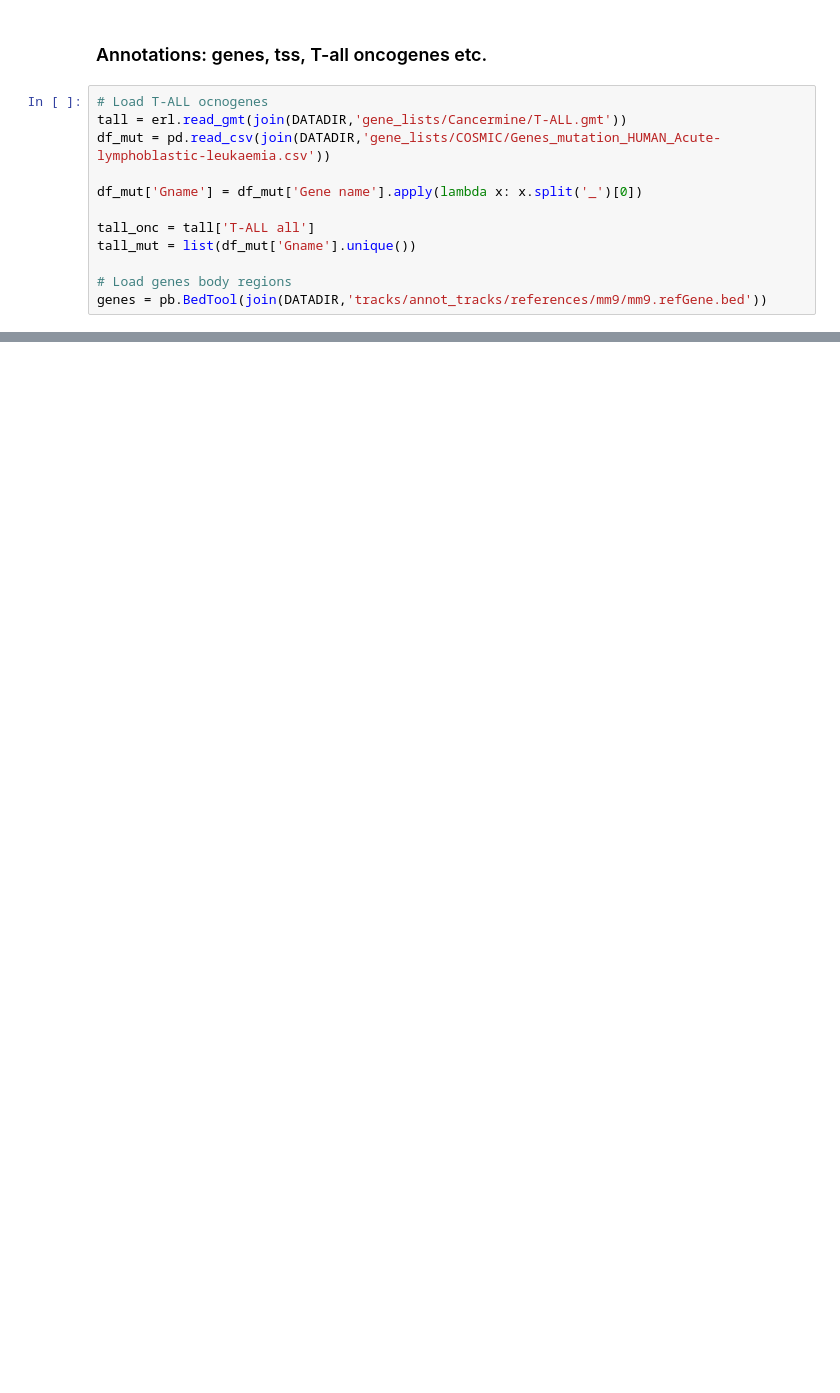
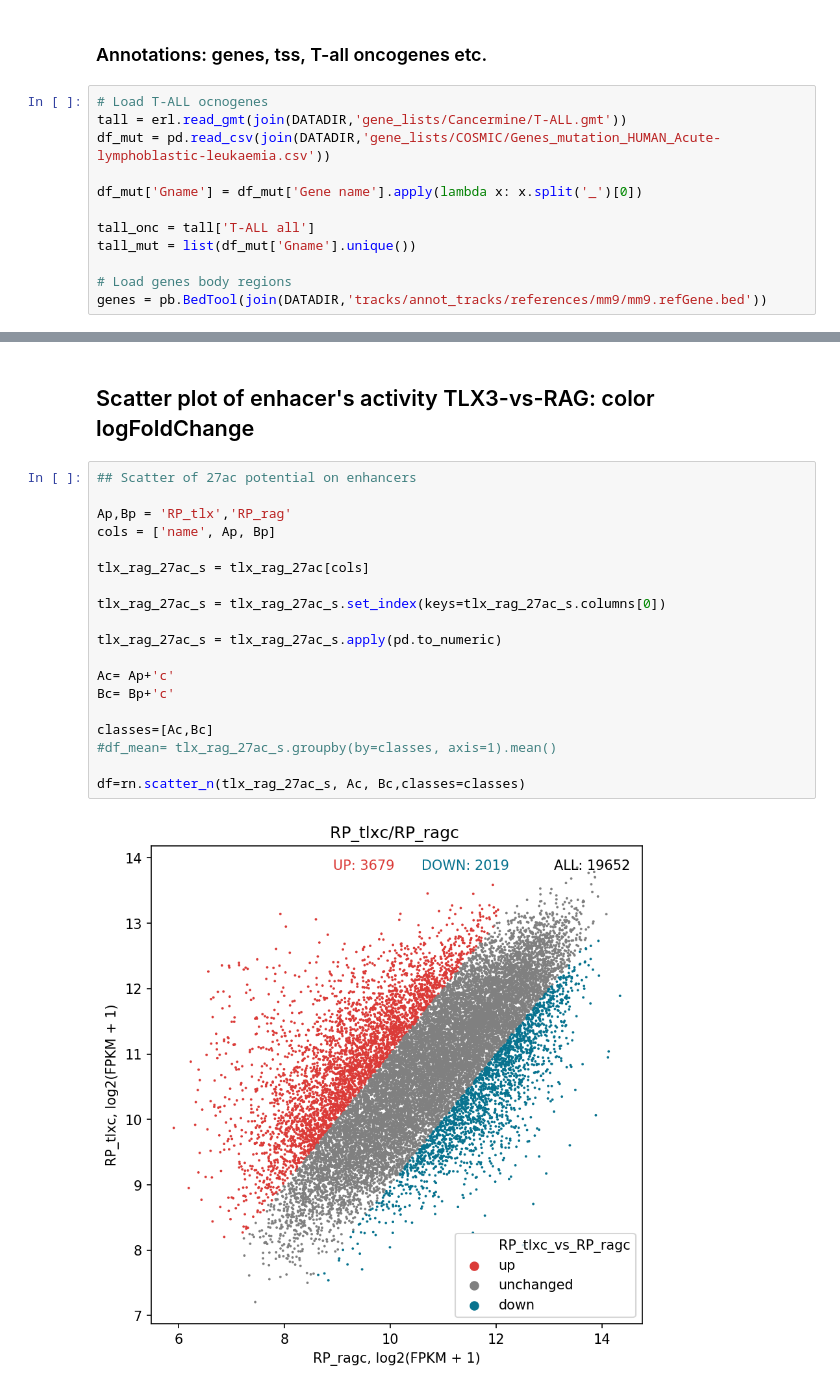
Before and after one commit to Benja1972/bioinformatics, a Jupyter notebook: TLX3_Project_Story_2019.ipynb, the cells around one changed output, grey strips where cells are left out. Drawn from its saved outputs; the diff is of its cells as text; blank space fills up the shorter version.

```diff
--- a/TLX3_Project_Story_2019.ipynb
+++ b/TLX3_Project_Story_2019.ipynb
@@ -111,0 +161,23 @@ tsen = pb.BedTool.from_dataframe(ts_en).sort()
+# %% [markdown]
+## Scatter plot of enhacer's activity TLX3-vs-RAG: color logFoldChange
+# %%
+## Scatter of 27ac potential on enhancers
+
+Ap,Bp = 'RP_tlx','RP_rag'
+cols = ['name', Ap, Bp]
+
+tlx_rag_27ac_s = tlx_rag_27ac[cols]
+
+tlx_rag_27ac_s = tlx_rag_27ac_s.set_index(keys=tlx_rag_27ac_s.columns[0])
+
+tlx_rag_27ac_s = tlx_rag_27ac_s.apply(pd.to_numeric)
+
+Ac= Ap+'c'
+Bc= Bp+'c'
+
+classes=[Ac,Bc]
+#df_mean= tlx_rag_27ac_s.groupby(by=classes, axis=1).mean()
+
+df=rn.scatter_n(tlx_rag_27ac_s, Ac, Bc,classes=classes)
+# %% [output]
+[figure, added]
```
Also changed, not shown: parts of 34 cells of this notebook, 6 other files.
